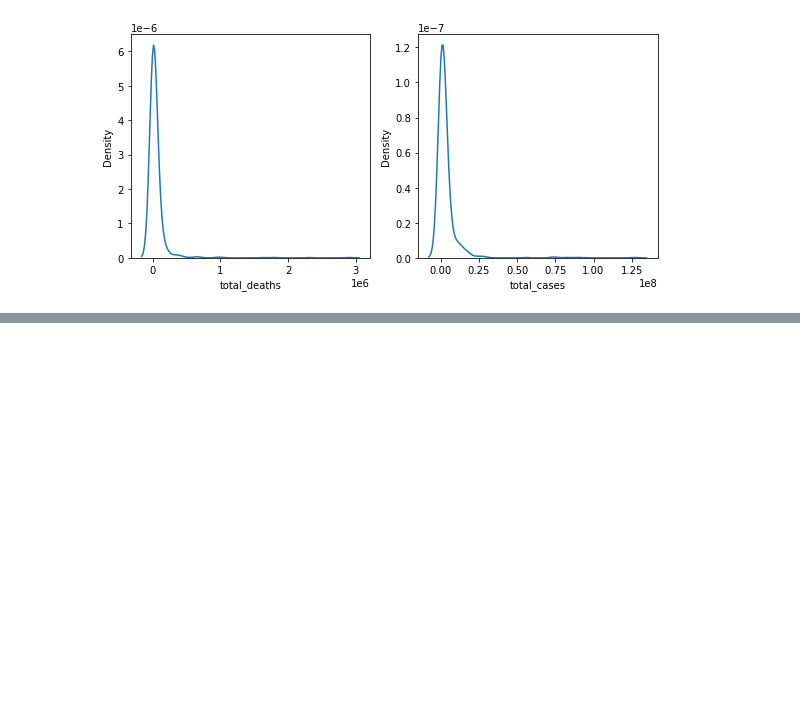
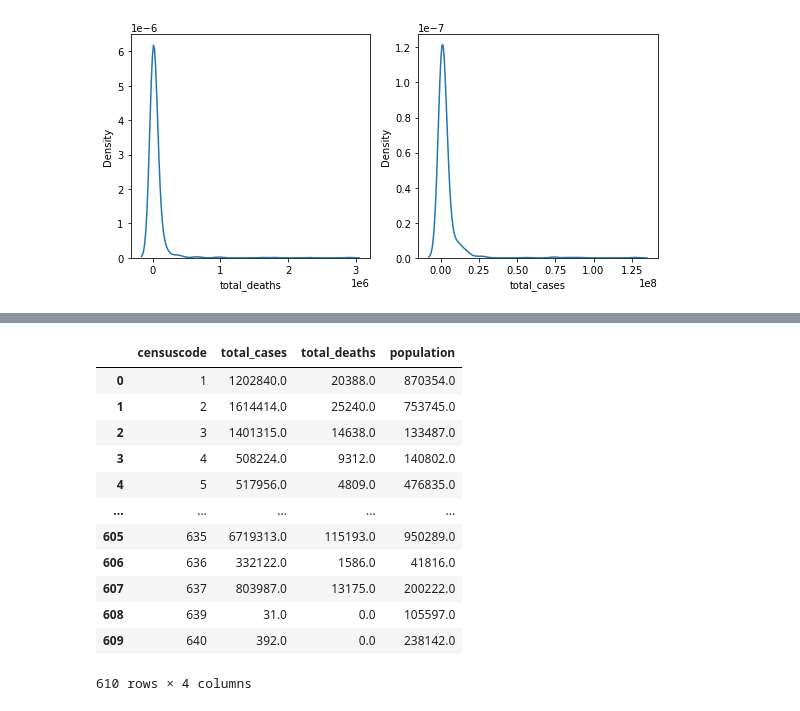
Before and after one commit to Daniel-Los/Introduction-to-datascience-final-project, a Jupyter notebook: EDA graphs.ipynb, the cells around one changed output, grey strips where cells are left out. Drawn from its saved outputs; the diff is of its cells as text; code cells hidden in the pictures; blank space fills up the shorter version.

```diff
--- a/EDA graphs.ipynb
+++ b/EDA graphs.ipynb
@@ -23,11 +23,11 @@ Index(['pc11_state_id', 'pc11_district_id', 'date', 'total_cases',
 ddrop = deaths_frame.drop(['date','pc11_state_id'],axis=1)
 
 #groups by district and sums deaths and cases over the entire period
-dtot = ddrop.groupby(['censuscode']).sum()
+deaths_total = ddrop.groupby(['censuscode']).sum()
 
-dtot.reset_index(inplace = True)
+deaths_total.reset_index(inplace = True)
 
-dtot.head()
+deaths_total.head()
 # %% [output]
 |  | censuscode | total_cases | total_deaths |
 | 0 | 1 | 1202840.0 | 20388.0 |
@@ -146,0 +114,18 @@ dkeys_dict
+# %%
+deaths_total = deaths_total.merge(demog_frame[['censuscode','pc11_pca_tot_p']])
+deaths_total = deaths_total.rename({'pc11_pca_tot_p':'population'}, axis=1)
+deaths_total
+# %% [output]
+|  | censuscode | total_cases | total_deaths | population |
+| 0 | 1 | 1202840.0 | 20388.0 | 870354.0 |
+| 1 | 2 | 1614414.0 | 25240.0 | 753745.0 |
+| 2 | 3 | 1401315.0 | 14638.0 | 133487.0 |
+| 3 | 4 | 508224.0 | 9312.0 | 140802.0 |
+| 4 | 5 | 517956.0 | 4809.0 | 476835.0 |
+| ... | ... | ... | ... | ... |
+| 605 | 635 | 6719313.0 | 115193.0 | 950289.0 |
+| 606 | 636 | 332122.0 | 1586.0 | 41816.0 |
+| 607 | 637 | 803987.0 | 13175.0 | 200222.0 |
+| 608 | 639 | 31.0 | 0.0 | 105597.0 |
+| 609 | 640 | 392.0 | 0.0 | 238142.0 |
+610 rows × 4 columns
```
Also changed, not shown: parts of 9 cells of this notebook, 4 other files.
